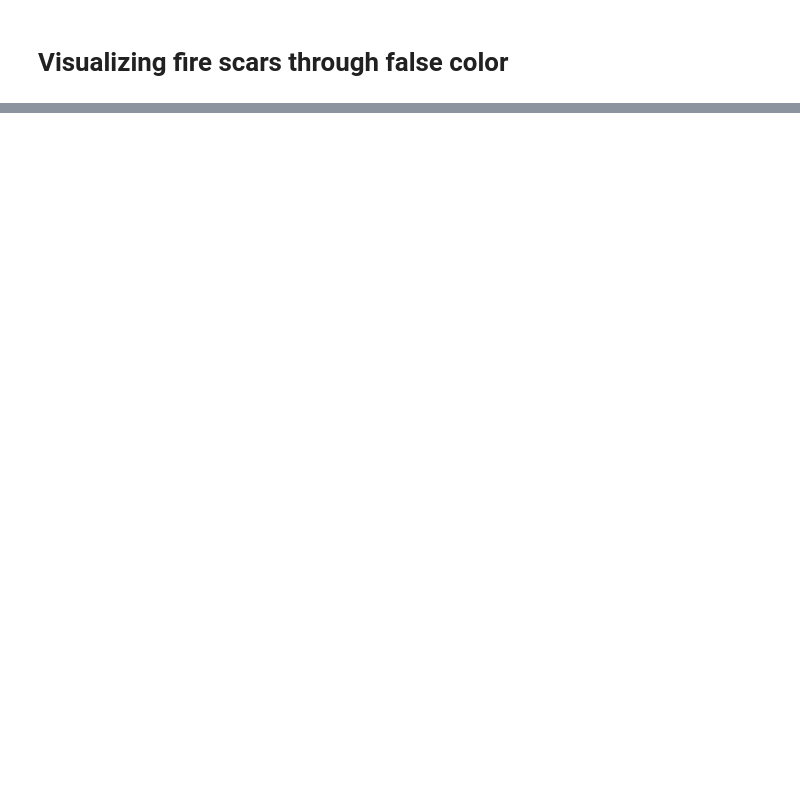
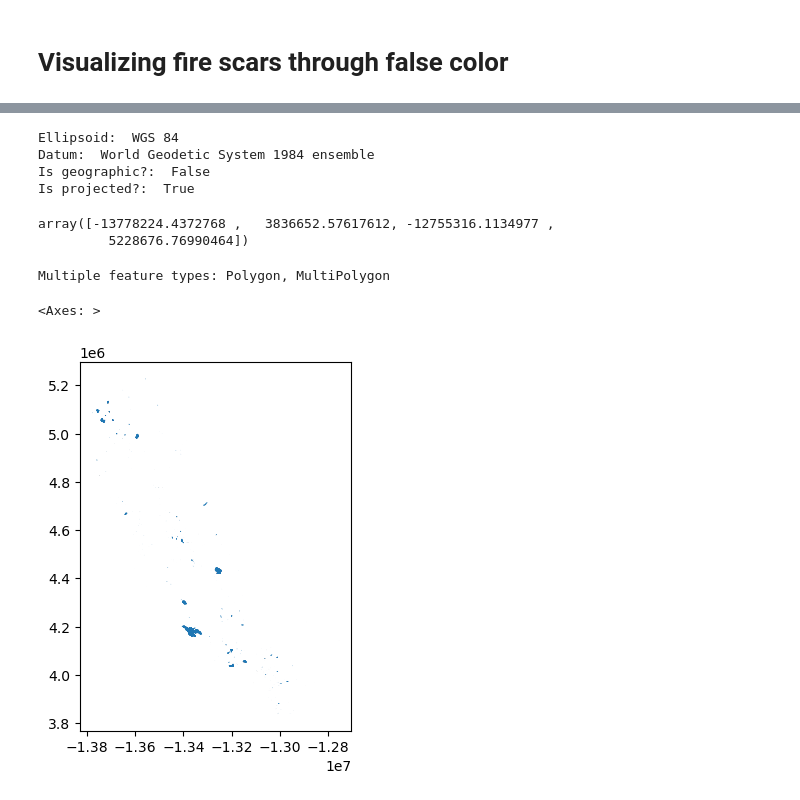
Before and after one commit to mmorenorolon/eds220-hwk4, a Jupyter notebook: hwk4-task2-false-color-MORENOROLON.ipynb, the cells around one changed output, grey strips where cells are left out. Saved outputs shown, nothing was run; the diff lists cells and outputs as text; code cells hidden in the pictures; blank space fills up the shorter version.

Commit message:
Explore fire perimter data

```diff
--- a/hwk4-task2-false-color-MORENOROLON.ipynb
+++ b/hwk4-task2-false-color-MORENOROLON.ipynb
@@ -25,0 +34,12 @@ landsat8 = xr.open_dataset('data/landsat8-2025-02-23-palisades-eaton.nc')
+# %%
+# Create file path for fire perimeter data
+fp = os.path.join('data','CA_Perimeters_CAL_FIRE_NIFC_FIRIS_public_view','CA_Perimeters_CAL_FIRE_NIFC_FIRIS_public_view.shp')
+
+# View file path
+fp
+
+# Read in fire perimeter data
+fire_perimeter = gpd.read_file(fp)
+
+# View the first five rows of the `fire_perimeter` shapefile
+fire_perimeter.head()
@@ -25,0 +122,17 @@ landsat8 = xr.open_dataset('data/landsat8-2025-02-23-palisades-eaton.nc')
+# %%
+# Examine CRS details
+print('Ellipsoid: ', fire_perimeter.crs.ellipsoid)
+print('Datum: ', fire_perimeter.crs.datum)
+print('Is geographic?: ', fire_perimeter.crs.is_geographic)
+print('Is projected?: ', fire_perimeter.crs.is_projected)
+# %% [output]
+Ellipsoid:  WGS 84
+Datum:  World Geodetic System 1984 ensemble
+Is geographic?:  False
+Is projected?:  True
+# %%
+# Obtain the geographic extent of the geo-dataframe
+fire_perimeter.total_bounds
+# %% [output]
+array([-13778224.4372768 ,   3836652.57617612, -12755316.1134977 ,
+         5228676.76990464])
@@ -25,0 +148,11 @@ landsat8 = xr.open_dataset('data/landsat8-2025-02-23-palisades-eaton.nc')
+# %%
+# Check the geometry types of the dataframe
+check_polygons(fire_perimeter)
+# %% [output]
+Multiple feature types: Polygon, MultiPolygon
+# %%
+# Take a look at the `fire_perimeter` data
+fire_perimeter.plot()
+# %% [output]
+<Axes: >
+[figure, added]
```
Also changed, not shown: parts of 28 cells of this notebook.
